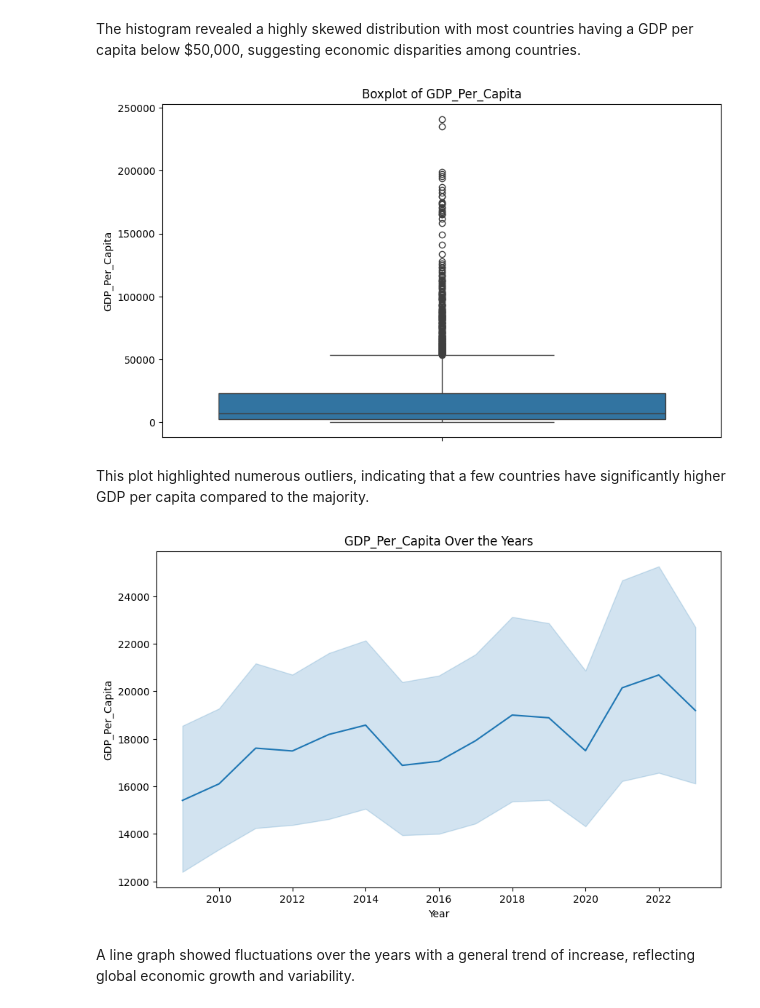
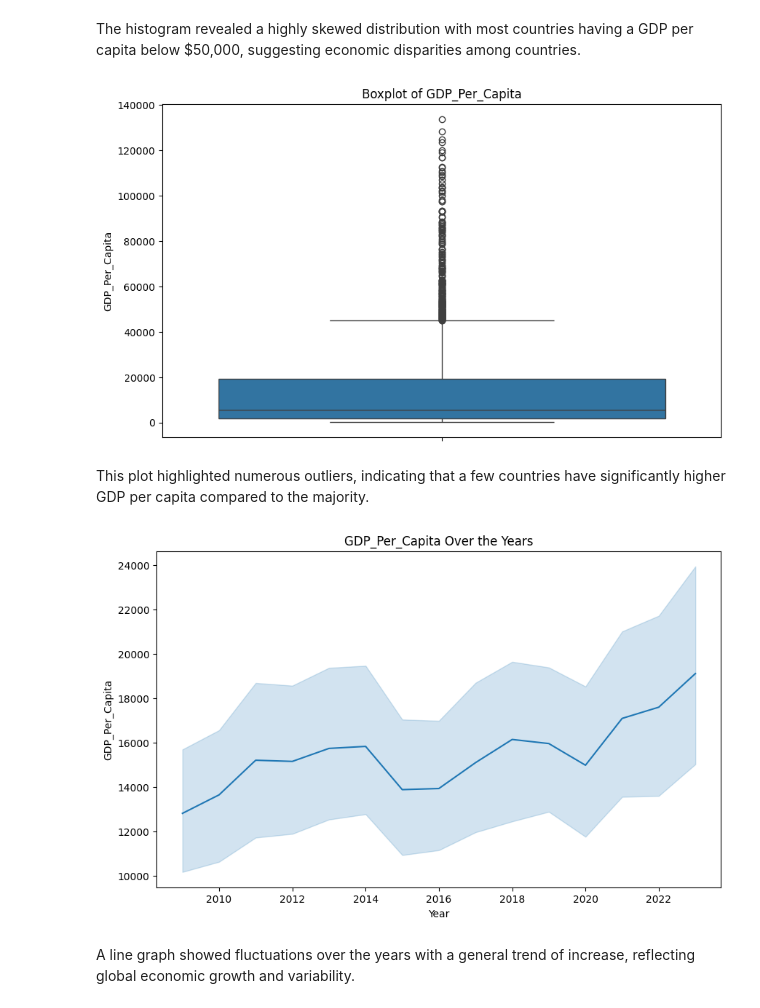
Before and after one commit to koto253/Data_Science_Portfolio, a Jupyter notebook: Data_Preparation_Cleaning/cleaning_gdp_dataset.ipynb, the cells around one changed output. Cells and saved outputs as stored; diff of their text form; code cells hidden in the pictures.

```diff
--- a/Data_Preparation_Cleaning/cleaning_gdp_dataset.ipynb
+++ b/Data_Preparation_Cleaning/cleaning_gdp_dataset.ipynb
@@ -272,3 +272,6 @@ cleaned_df['Trade_Ratio'] = round(cleaned_df['Exports'] / cleaned_df['Imports'],
 # round these variables
 cleaned_df['Inflation_Rate'] = round(cleaned_df['Inflation_Rate'])
 cleaned_df['Industry_Rate'] = round(cleaned_df['Industry_Rate'])
+# %%
+cleaned_df = cleaned_df.apply(lambda x: round(x))
+cleaned_df.head()
@@ -283,7 +293,7 @@ Index(['Country_Name', 'Year', 'Exports', 'Imports', 'GDP', 'Inflation_Rate',
 cleaned_updated_df = cleaned_df[[
                                  'Year', 'Country_Name', 'GDP_Per_Capita',
                                  'Trade_Rate', 'Trade_Ratio', 'Inflation_Rate',
-                                 'Industry_Rate', 'Labor_Force', 'Population',
+                                 'Industry_Rate', 'GDP', 'Labor_Force', 'Population',
                                 ]].reset_index(drop=True)
 cleaned_updated_df.head()
 # %% [output]
@@ -433,0 +341,3 @@ df.shape
+# %%
+# Add new variables
+cleaned_updated_df['Labor_Rate'] = round(cleaned_updated_df['Labor_Force'] / cleaned_updated_df['Population'], 2)
@@ -465,4 +376,8 @@ Index(['Country', 'Year', 'Gross_National_Income', 'Industry_growth_rate',
       dtype='object', name='Series Name')
+# %%
+cleaned_updated_df = cleaned_updated_df[[
+    'Year', 'Country_Name', 'GDP_Per_Capita', 'Trade_Rate',
+       'Inflation_Rate', 'Industry_Rate', 'Labor_Rate', 'Population']]
 # %%
 # distribution of the GDP_Per_Capita
 plt.figure(figsize=(10, 6))
@@ -476,22 +391,22 @@ The histogram revealed a highly skewed distribution with most countries having a
 # %%
 # find outliers
 plt.figure(figsize=(10, 6))
-sns.boxplot(df['GDP_Per_Capita'])
+sns.boxplot(cleaned_updated_df['GDP_Per_Capita'])
 plt.title('Boxplot of GDP_Per_Capita')
 plt.show()
 # %% [output]
-[figure, old version]
+[figure, new version]
 # %% [markdown]
 This plot highlighted numerous outliers, indicating that a few countries have significantly higher GDP per capita compared to the majority.
 # %%
 # plot the GDP_Per_Capita over the years put year on ascending order
-df = df.sort_values('Year')
+cleaned_updated_df = cleaned_updated_df.sort_values('Year')
 plt.figure(figsize=(10, 6))
-sns.lineplot(x='Year', y='GDP_Per_Capita', data=df)
+sns.lineplot(x='Year', y='GDP_Per_Capita', data=cleaned_updated_df)
 plt.title('GDP_Per_Capita Over the Years')
 plt.show()
 # %% [output]
-[figure, old version]
+[figure, new version]
 # %% [markdown]
 A line graph showed fluctuations over the years with a general trend of increase, reflecting global economic growth and variability.
 # %%
```
Also changed, not shown: parts of 33 cells of this notebook, 1 other file.
